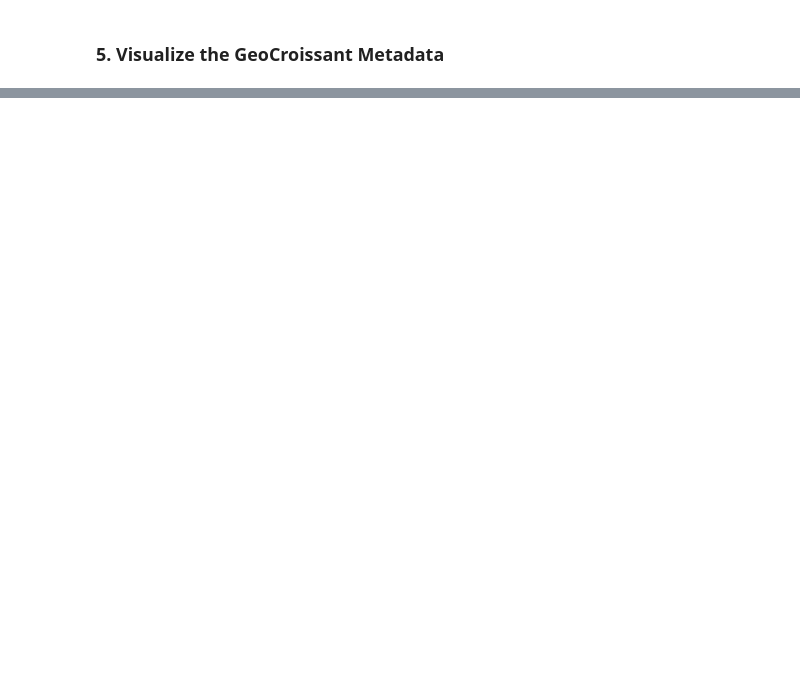
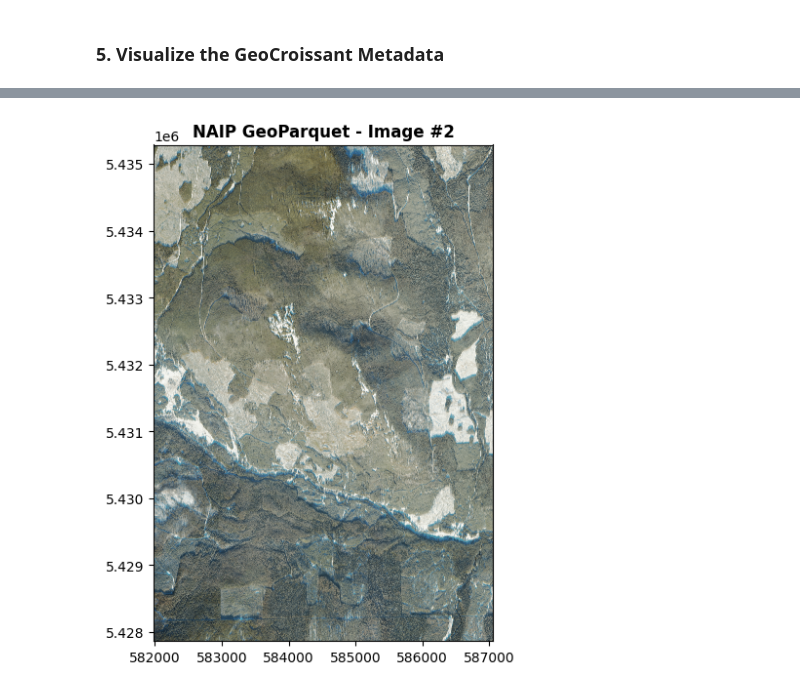
Before and after one commit to ZOO-Project/dcai, a Jupyter notebook: GeoParquet to GeoCroissant Support/GeoParquet to GeoCroissant Support.ipynb, the cells around one changed output, grey strips where cells are left out. Cells and saved outputs as stored; diff of their text form; code cells hidden in the pictures; blank space fills up the shorter version.

```diff
--- a/GeoParquet to GeoCroissant Support/GeoParquet to GeoCroissant Support.ipynb
+++ b/GeoParquet to GeoCroissant Support/GeoParquet to GeoCroissant Support.ipynb
@@ -388,0 +380,29 @@ with rasterio.open(f"/vsicurl/{thumb_url}") as src:
+# %%
+import mlcroissant as mlc
+import rasterio
+from rasterio.plot import show
+import matplotlib.pyplot as plt
+from itertools import islice
+
+image_index = 1   # 0 = first image, 1 = second image, 2 = third image...
+
+# 1. Load dataset
+dataset = mlc.Dataset('naip_croissant.json')
+records = dataset.records('naip_items')
+
+# 2. Get the desired record safely
+record = next(islice(records, image_index, None))
+
+# 3. Extract URL
+image_url = record['naip_items/image_url']
+if isinstance(image_url, bytes):
+    image_url = image_url.decode('utf-8')
+
+# 4. Visualize
+with rasterio.open(f"/vsicurl/{image_url}") as src:
+    fig, ax = plt.subplots(figsize=(6, 6))
+    show(src, ax=ax, title=f"NAIP GeoParquet - Image #{image_index + 1}")
+    plt.tight_layout()
+    plt.show()
+# %% [output]
+[figure, added]
```
Also changed, not shown: parts of 5 cells of this notebook, 2 other files.
